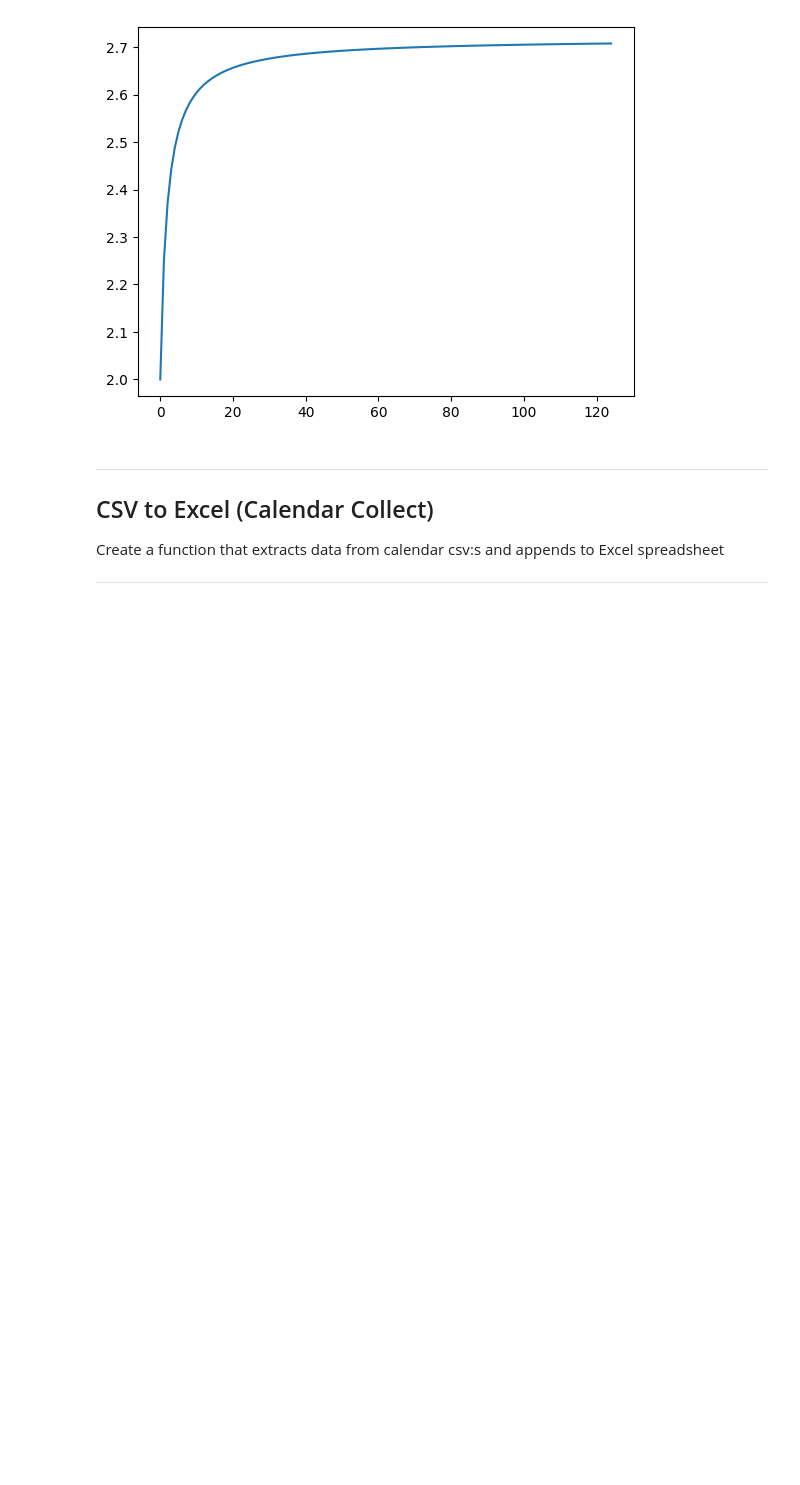
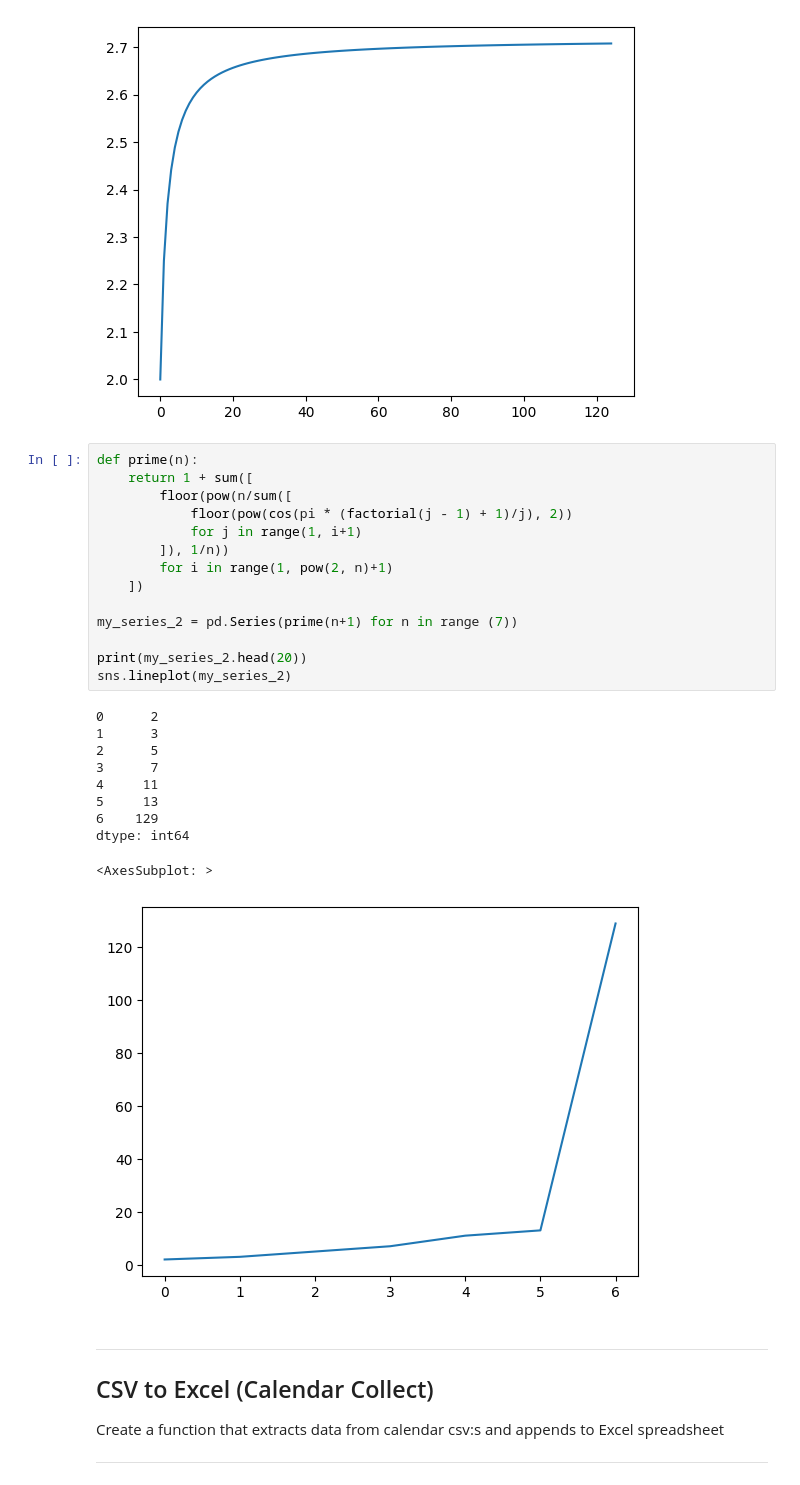
Before and after one commit to helveticae/Databehandling-William-Akilles-Lindstedt, a Jupyter notebook: Explorations/pandas_seaborn.ipynb, the cells around one changed output. Saved outputs shown, nothing was run; the diff lists cells and outputs as text; blank space fills up the shorter version.

Commit message:
add prime numbers

```diff
--- a/Explorations/pandas_seaborn.ipynb
+++ b/Explorations/pandas_seaborn.ipynb
@@ -43,6 +43,31 @@ sns.lineplot(my_series)
 # %% [output]
 <AxesSubplot: >
 [figure]
+# %%
+def prime(n):
+    return 1 + sum([
+        floor(pow(n/sum([
+            floor(pow(cos(pi * (factorial(j - 1) + 1)/j), 2))
+            for j in range(1, i+1)
+        ]), 1/n))
+        for i in range(1, pow(2, n)+1)
+    ])
+
+my_series_2 = pd.Series(prime(n+1) for n in range (7))
+
+print(my_series_2.head(20))
+sns.lineplot(my_series_2)
+# %% [output]
+0      2
+1      3
+2      5
+3      7
+4     11
+5     13
+6    129
+dtype: int64
+<AxesSubplot: >
+[figure, added]
 # %% [markdown]
 ---
 ## CSV to Excel (Calendar Collect)
```
Also changed, not shown: parts of 1 cell of this notebook.
